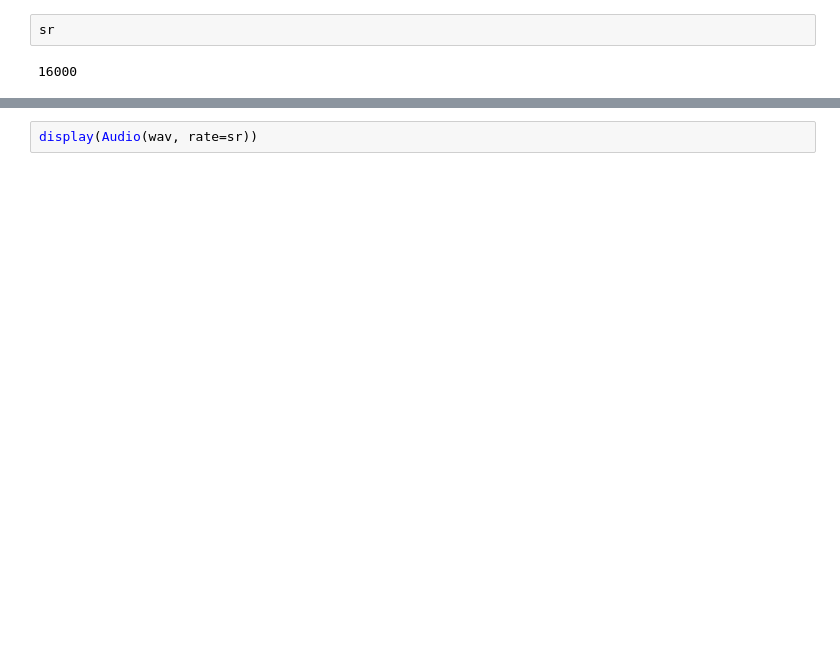
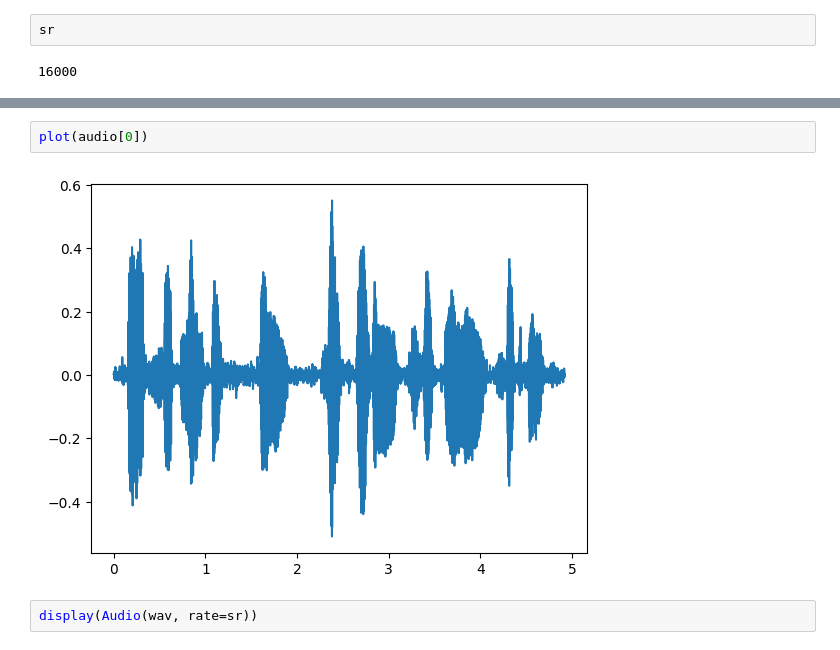
Before and after one commit to xt0r3-Cambridge/s3prl, a Jupyter notebook: s3prl/downstream/augment_utils/reverb.ipynb, the cells around one changed output, grey strips where cells are left out. Cells and saved outputs as stored; diff of their text form; blank space fills up the shorter version.

```diff
--- a/s3prl/downstream/augment_utils/reverb.ipynb
+++ b/s3prl/downstream/augment_utils/reverb.ipynb
@@ -90,3 +126,7 @@ sr
+# %%
+plot(audio[0])
+# %% [output]
+[figure, added]
 # %%
 display(Audio(wav, rate=sr))
 # %% [output]
```
Also changed, not shown: parts of 7 cells of this notebook, 1 other file.
